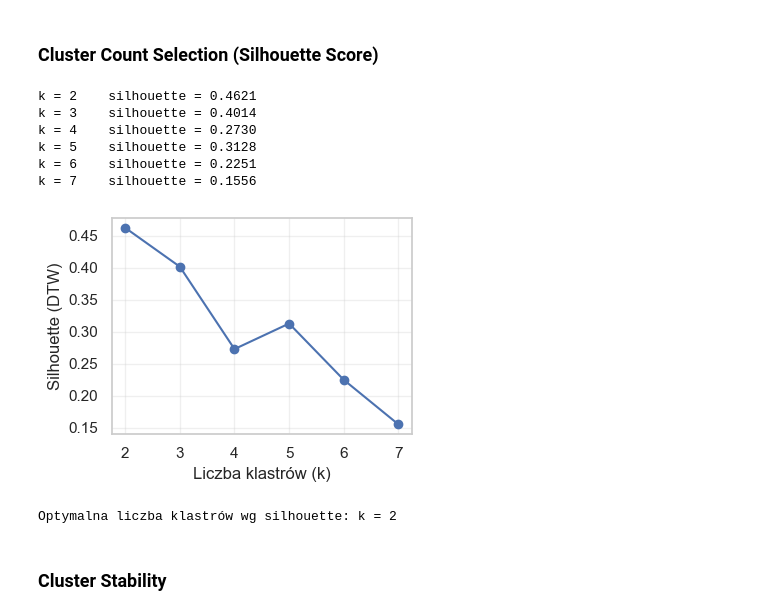
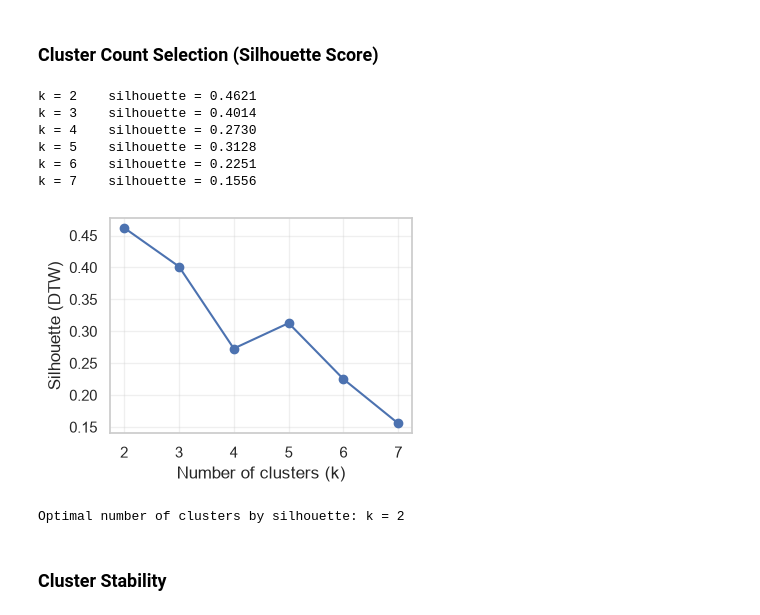
Before and after one commit to kornelia-kozaczewska/housing-price-analysis, a Jupyter notebook: housing-price-analysis.ipynb, the cells around one changed output. Cells and saved outputs as stored; diff of their text form; code cells hidden in the pictures.

```diff
--- a/housing-price-analysis.ipynb
+++ b/housing-price-analysis.ipynb
@@ -675,38 +678,38 @@ sils3         = []
 for k in k_range:
     labels = TimeSeriesKMeans(n_clusters=k,
                               metric="dtw",
                               metric_params=metric_kw,
                               random_state=random_state,
                               max_iter=300,
                               n_jobs=-1).fit_predict(X)
 
     s = silhouette_score(X, labels, metric="dtw", metric_params=metric_kw)
     sils3.append(s)
     print(f"k = {k:<2d}   silhouette = {s:.4f}")
 
 
 
 plt.figure(figsize=(4,3))
 plt.plot(list(k_range), sils3, "o-")
-plt.xlabel("Liczba klastrów (k)")
+plt.xlabel("Number of clusters (k)")
 plt.ylabel("Silhouette (DTW)")
-#plt.title("Współczynnik silhouette dla III okresu")
+#plt.title("Silhouette score, Period III")
 plt.grid(alpha=0.3)
 plt.tight_layout()
 plt.show()
 
 
 best_k = k_range[int(np.argmax(sils3))]
-print(f"\nOptymalna liczba klastrów wg silhouette: k = {best_k}")
+print(f"\nOptimal number of clusters by silhouette: k = {best_k}")
 # %% [output]
 k = 2    silhouette = 0.4621
 k = 3    silhouette = 0.4014
 k = 4    silhouette = 0.2730
 k = 5    silhouette = 0.3128
 k = 6    silhouette = 0.2251
 k = 7    silhouette = 0.1556
-[figure, old version]
+[figure, new version]
-Optymalna liczba klastrów wg silhouette: k = 2
+Optimal number of clusters by silhouette: k = 2
 # %% [markdown]
 ### Cluster Stability
 # %%
```
Also changed, not shown: parts of 22 cells of this notebook, 3 other files.
